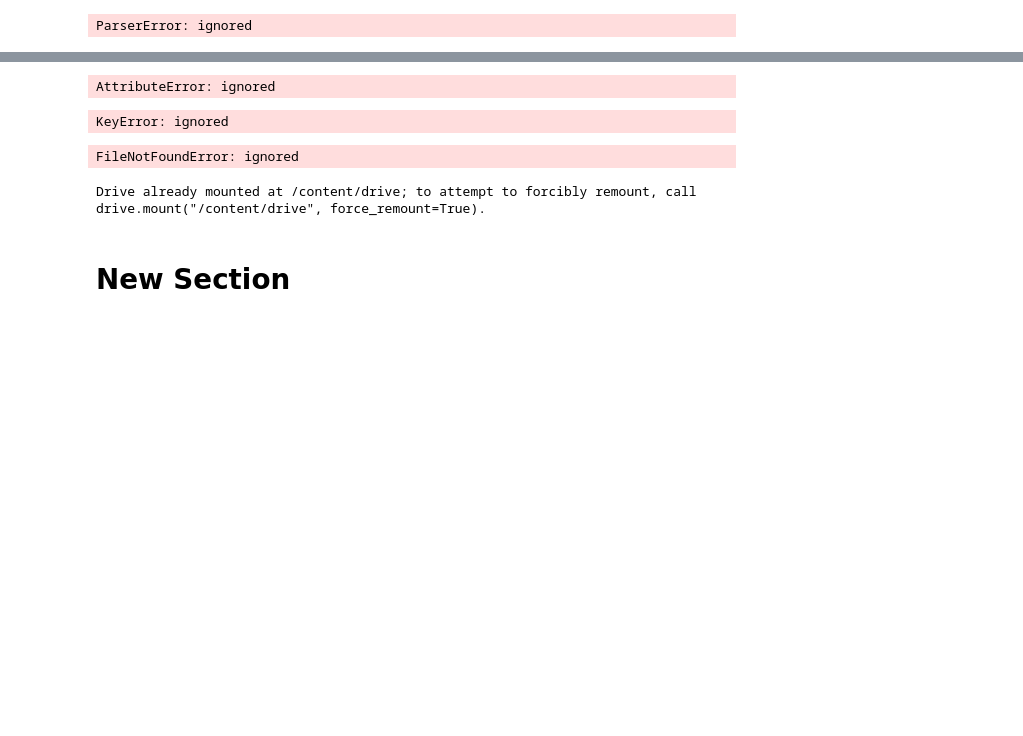
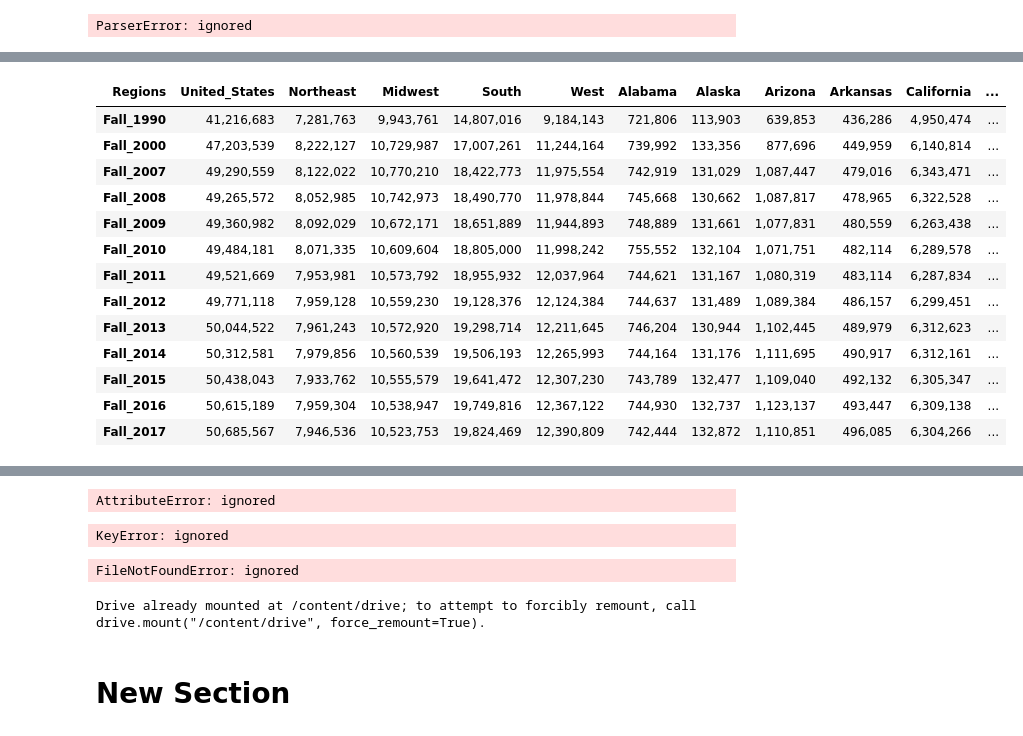
Before and after one commit to Arush0113/ArushTensorflowRepo, a Jupyter notebook: HSO_project.ipynb, the cells around one changed output, grey strips where cells are left out. Drawn from its saved outputs; the diff is of its cells as text; code cells hidden in the pictures; blank space fills up the shorter version.

```diff
--- a/HSO_project.ipynb
+++ b/HSO_project.ipynb
@@ -58,0 +61,21 @@ df.drop(columns=['Fall_2018','Fall_2019','Fall_2020','Fall_2021','Fall_2022','Fa
+# %%
+# df2.drop(['0','2','7'], axis = 1)
+df3 = pd.DataFrame.transpose(df2)
+df3.columns = df3.iloc[0]
+df4 = df3.drop(["Regions"])
+df4
+# %% [output]
+| Regions | United_States | Northeast | Midwest | South | West | Alabama | Alaska | Arizona | Arkansas | California | ... |
+| Fall_1990 | 41,216,683 | 7,281,763 | 9,943,761 | 14,807,016 | 9,184,143 | 721,806 | 113,903 | 639,853 | 436,286 | 4,950,474 | ... |
+| Fall_2000 | 47,203,539 | 8,222,127 | 10,729,987 | 17,007,261 | 11,244,164 | 739,992 | 133,356 | 877,696 | 449,959 | 6,140,814 | ... |
+| Fall_2007 | 49,290,559 | 8,122,022 | 10,770,210 | 18,422,773 | 11,975,554 | 742,919 | 131,029 | 1,087,447 | 479,016 | 6,343,471 | ... |
+| Fall_2008 | 49,265,572 | 8,052,985 | 10,742,973 | 18,490,770 | 11,978,844 | 745,668 | 130,662 | 1,087,817 | 478,965 | 6,322,528 | ... |
+| Fall_2009 | 49,360,982 | 8,092,029 | 10,672,171 | 18,651,889 | 11,944,893 | 748,889 | 131,661 | 1,077,831 | 480,559 | 6,263,438 | ... |
+| Fall_2010 | 49,484,181 | 8,071,335 | 10,609,604 | 18,805,000 | 11,998,242 | 755,552 | 132,104 | 1,071,751 | 482,114 | 6,289,578 | ... |
+| Fall_2011 | 49,521,669 | 7,953,981 | 10,573,792 | 18,955,932 | 12,037,964 | 744,621 | 131,167 | 1,080,319 | 483,114 | 6,287,834 | ... |
+| Fall_2012 | 49,771,118 | 7,959,128 | 10,559,230 | 19,128,376 | 12,124,384 | 744,637 | 131,489 | 1,089,384 | 486,157 | 6,299,451 | ... |
+| Fall_2013 | 50,044,522 | 7,961,243 | 10,572,920 | 19,298,714 | 12,211,645 | 746,204 | 130,944 | 1,102,445 | 489,979 | 6,312,623 | ... |
+| Fall_2014 | 50,312,581 | 7,979,856 | 10,560,539 | 19,506,193 | 12,265,993 | 744,164 | 131,176 | 1,111,695 | 490,917 | 6,312,161 | ... |
+| Fall_2015 | 50,438,043 | 7,933,762 | 10,555,579 | 19,641,472 | 12,307,230 | 743,789 | 132,477 | 1,109,040 | 492,132 | 6,305,347 | ... |
+| Fall_2016 | 50,615,189 | 7,959,304 | 10,538,947 | 19,749,816 | 12,367,122 | 744,930 | 132,737 | 1,123,137 | 493,447 | 6,309,138 | ... |
+| Fall_2017 | 50,685,567 | 7,946,536 | 10,523,753 | 19,824,469 | 12,390,809 | 742,444 | 132,872 | 1,110,851 | 496,085 | 6,304,266 | ... |
```
Also changed, not shown: parts of 7 cells of this notebook.
